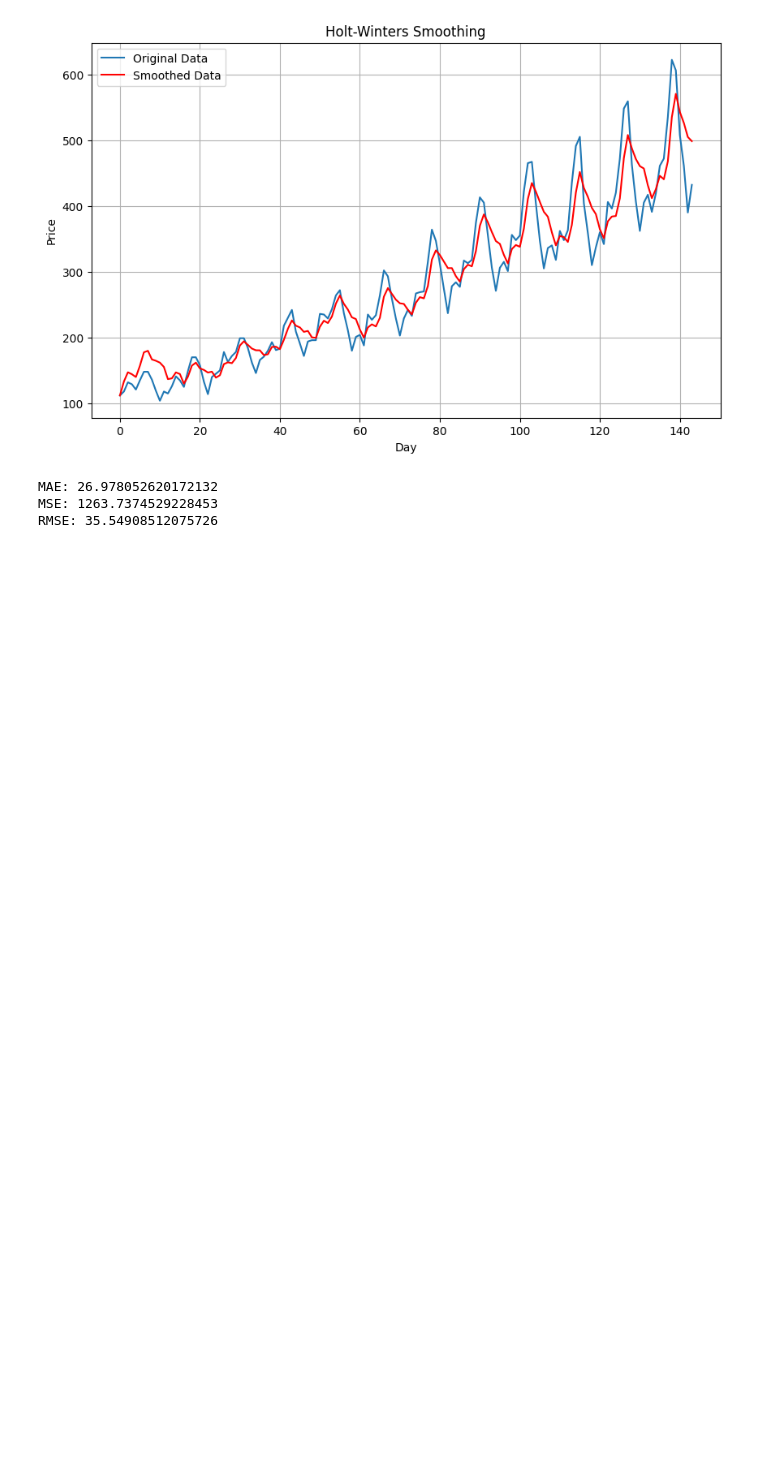
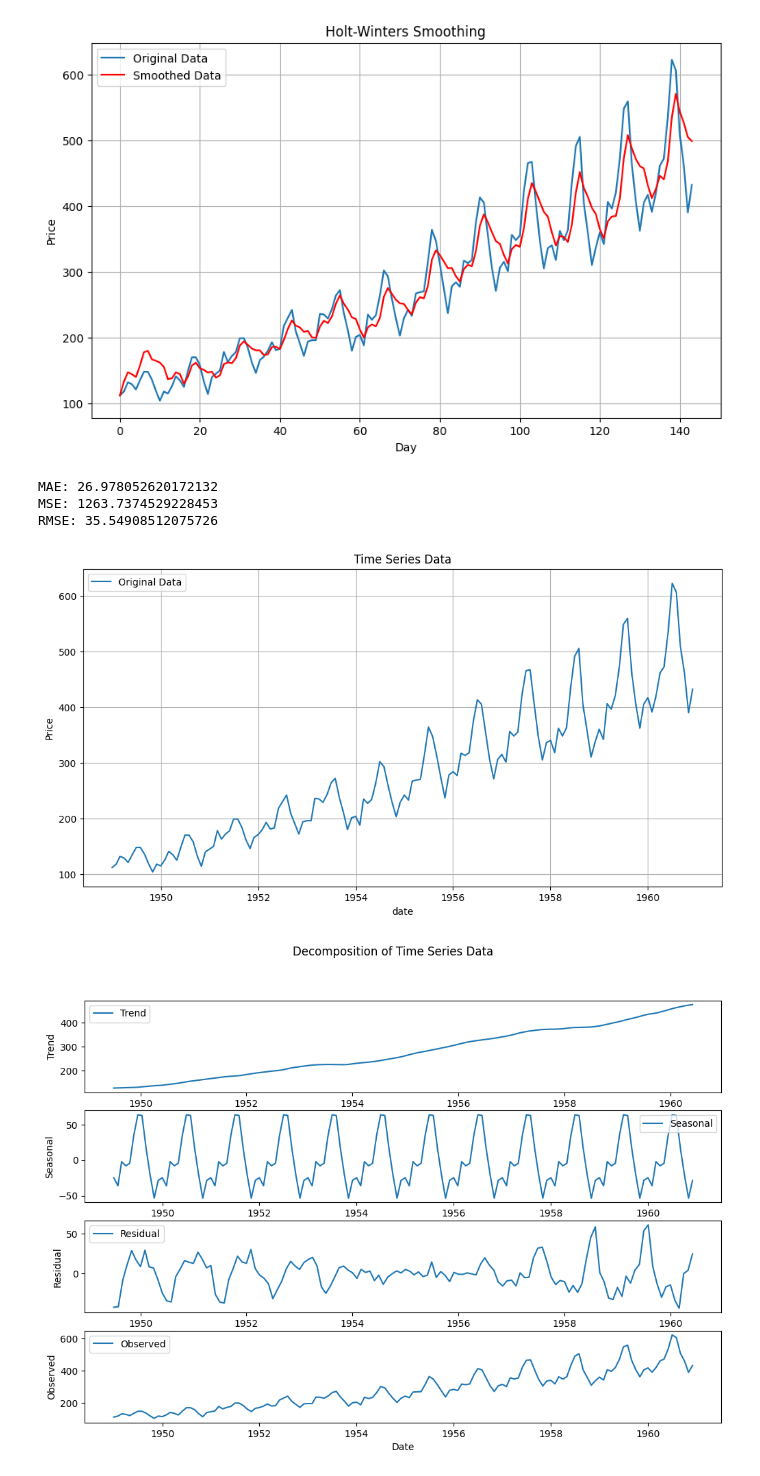
Before and after one commit to KAUSHAL0391/TFM, a Jupyter notebook: 03APR.ipynb, the cells around one changed output. Drawn from its saved outputs; the diff is of its cells as text; code cells hidden in the pictures; blank space fills up the shorter version.

```diff
--- a/03APR.ipynb
+++ b/03APR.ipynb
@@ -196,3 +196,59 @@ print("RMSE:", rmse)
 MAE: 26.978052620172132
 MSE: 1263.7374529228453
 RMSE: 35.54908512075726
+# %%
+from statsmodels.tsa.seasonal import seasonal_decompose
+
+
+input_file = "airline-passengers.csv"
+
+
+data = pd.read_csv(input_file)
+
+
+data['date'] = pd.to_datetime(data['date'])
+
+
+data.set_index('date', inplace=True)
+
+
+plt.figure(figsize=(12, 6))
+plt.plot(data.index, data['Passengers'], label='Original Data')
+plt.xlabel('date')
+plt.ylabel('Price')
+plt.title('Time Series Data')
+plt.legend()
+plt.grid(True)
+plt.show()
+
+
+decomposition = seasonal_decompose(data['Passengers'], model='additive')
+
+
+plt.figure(figsize=(12, 8))
+plt.subplot(4, 1, 1)
+plt.plot(decomposition.trend, label='Trend')
+plt.legend()
+plt.ylabel('Trend')
+
+plt.subplot(4, 1, 2)
+plt.plot(decomposition.seasonal, label='Seasonal')
+plt.legend()
+plt.ylabel('Seasonal')
+
+plt.subplot(4, 1, 3)
+plt.plot(decomposition.resid, label='Residual')
+plt.legend()
+plt.ylabel('Residual')
+
+plt.subplot(4, 1, 4)
+plt.plot(decomposition.observed, label='Observed')
+plt.legend()
+plt.ylabel('Observed')
+
+plt.xlabel('Date')
+plt.suptitle('Decomposition of Time Series Data')
+plt.show()
+# %% [output]
+[figure, added]
+[figure, added]
```
Also changed, not shown: parts of 1 cell of this notebook.
